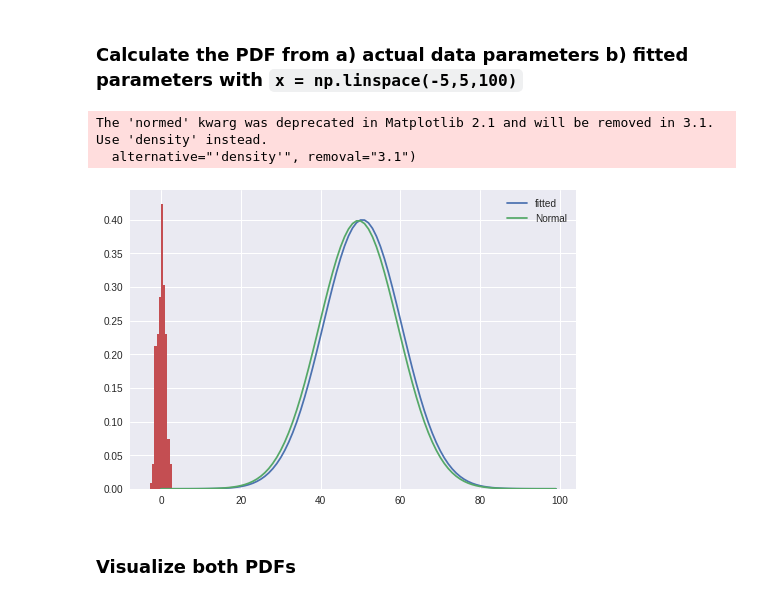
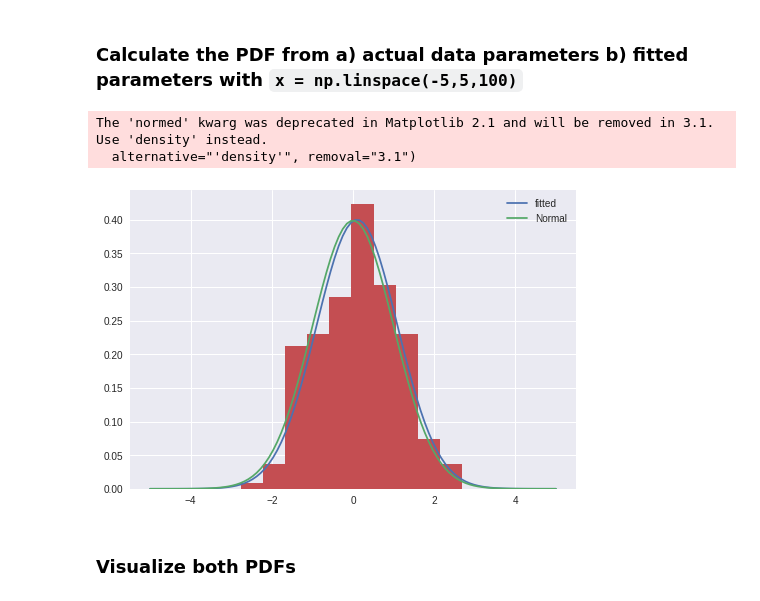
Before and after one commit to jnawjux/dsc-2-22-03-MLE-gaussian-lab-seattle-ds-career-040119, a Jupyter notebook: index.ipynb, the cells around one changed output. Saved outputs shown, nothing was run; the diff lists cells and outputs as text; code cells hidden in the pictures.

```diff
--- a/index.ipynb
+++ b/index.ipynb
@@ -50,15 +50,15 @@ fitted_pdf = norm.pdf(x,loc = param[0],scale = param[1])
 # Generate the pdf without fitting (normal distribution non fitted)
 normal_pdf = norm.pdf(x)
 # %%
-plt.plot(fitted_pdf, label="fitted")
-plt.plot(normal_pdf, label="Normal")
+plt.plot(x, fitted_pdf, label="fitted")
+plt.plot(x, normal_pdf, label="Normal")
 plt.hist(sample, normed=1)
 plt.legend()
 plt.show;
 # %% [output]
 The 'normed' kwarg was deprecated in Matplotlib 2.1 and will be removed in 3.1. Use 'density' instead.
   alternative="'density'", removal="3.1")
-[figure, old version]
+[figure, new version]
 # %% [markdown]
 ### Visualize both PDFs
 # %%
```
